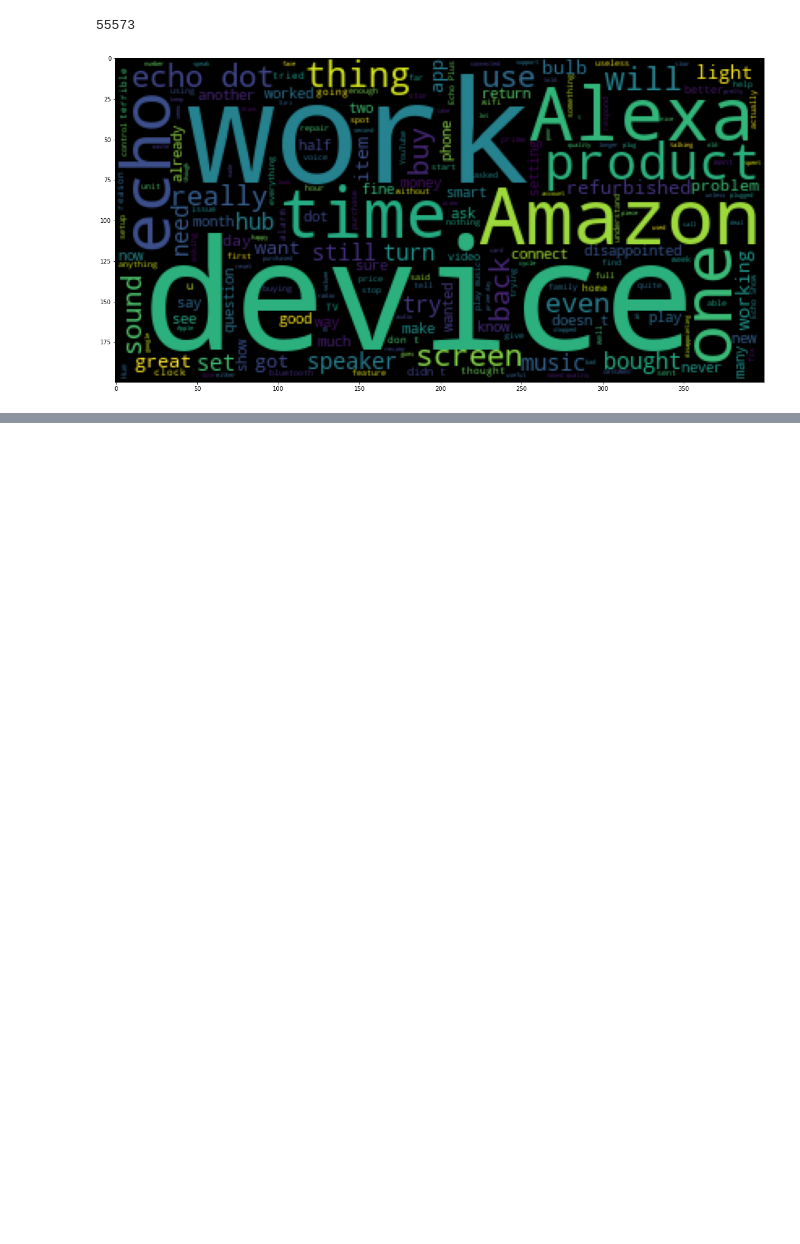
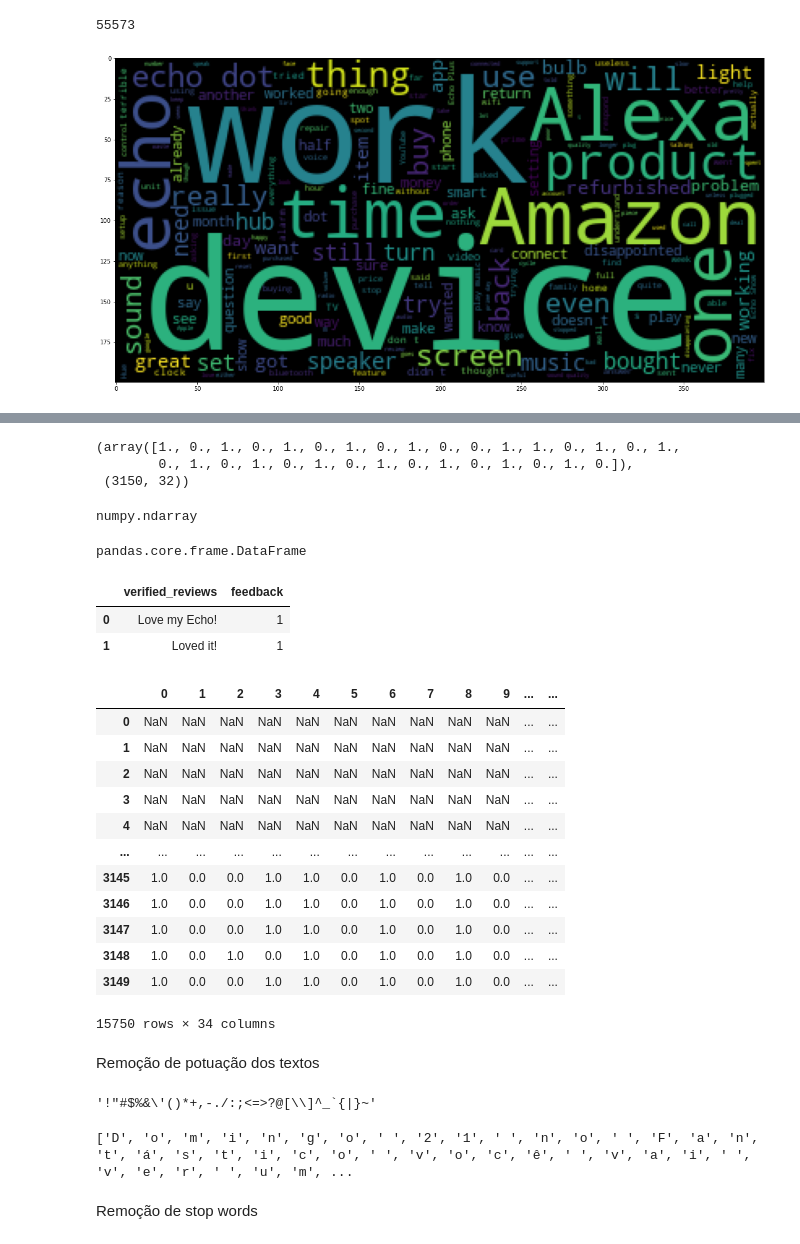
Before and after one commit to Rosivaldojesus/data_analysis, a Jupyter notebook: dp_relacoes-publicas/main.ipynb, the cells around one changed output, grey strips where cells are left out. Saved outputs shown, nothing was run; the diff lists cells and outputs as text; code cells hidden in the pictures; blank space fills up the shorter version.

```diff
--- a/dp_relacoes-publicas/main.ipynb
+++ b/dp_relacoes-publicas/main.ipynb
@@ -214,0 +249,3 @@ plt.imshow(WordCloud().generate(negative_sentences_as_one_string));
+# %%
+X_cat = reviews_df[['variation']]
+X_cat
@@ -214,0 +266,53 @@ plt.imshow(WordCloud().generate(negative_sentences_as_one_string));
+# %%
+from sklearn.preprocessing import OneHotEncoder
+
+onehotencoder = OneHotEncoder()
+X_cat = onehotencoder.fit_transform(X_cat).toarray()
+# %%
+X_cat[1], X_cat.shape
+# %% [output]
+(array([1., 0., 1., 0., 1., 0., 1., 0., 1., 0., 0., 1., 1., 0., 1., 0., 1.,
+        0., 1., 0., 1., 0., 1., 0., 1., 0., 1., 0., 1., 0., 1., 0.]),
+ (3150, 32))
+# %%
+type(X_cat)
+# %% [output]
+numpy.ndarray
+# %%
+X_cat = pd.DataFrame(X_cat)
+type(X_cat)
+# %% [output]
+pandas.core.frame.DataFrame
+# %%
+reviews_df.drop(['variation'], axis=1, inplace=True)
+# %%
+reviews_df.head(2)
+# %% [output]
+|  | verified_reviews | feedback |
+| 0 | Love my Echo! | 1 |
+| 1 | Loved it! | 1 |
+# %%
+reviews_df = pd.concat([reviews_df, X_cat])
+reviews_df
+# %% [output]
+|  | 0 | 1 | 2 | 3 | 4 | 5 | 6 | 7 | 8 | 9 | ... | ... |
+| 0 | NaN | NaN | NaN | NaN | NaN | NaN | NaN | NaN | NaN | NaN | ... | ... |
+| 1 | NaN | NaN | NaN | NaN | NaN | NaN | NaN | NaN | NaN | NaN | ... | ... |
+| 2 | NaN | NaN | NaN | NaN | NaN | NaN | NaN | NaN | NaN | NaN | ... | ... |
+| 3 | NaN | NaN | NaN | NaN | NaN | NaN | NaN | NaN | NaN | NaN | ... | ... |
+| 4 | NaN | NaN | NaN | NaN | NaN | NaN | NaN | NaN | NaN | NaN | ... | ... |
+| ... | ... | ... | ... | ... | ... | ... | ... | ... | ... | ... | ... | ... |
+| 3145 | 1.0 | 0.0 | 0.0 | 1.0 | 1.0 | 0.0 | 1.0 | 0.0 | 1.0 | 0.0 | ... | ... |
+| 3146 | 1.0 | 0.0 | 0.0 | 1.0 | 1.0 | 0.0 | 1.0 | 0.0 | 1.0 | 0.0 | ... | ... |
+| 3147 | 1.0 | 0.0 | 0.0 | 1.0 | 1.0 | 0.0 | 1.0 | 0.0 | 1.0 | 0.0 | ... | ... |
+| 3148 | 1.0 | 0.0 | 1.0 | 0.0 | 1.0 | 0.0 | 1.0 | 0.0 | 1.0 | 0.0 | ... | ... |
+| 3149 | 1.0 | 0.0 | 0.0 | 1.0 | 1.0 | 0.0 | 1.0 | 0.0 | 1.0 | 0.0 | ... | ... |
+15750 rows × 34 columns
+# %% [markdown]
+Remoção de potuação dos textos
+# %%
+import string
+
+string.punctuation
+# %% [output]
+'!"#$%&\'()*+,-./:;<=>?@[\\]^_`{|}~'
@@ -214,0 +325,8 @@ plt.imshow(WordCloud().generate(negative_sentences_as_one_string));
+# %%
+text_punc_removed = [char for char in text if char not in string.punctuation]
+
+print(text_punc_removed)
+# %% [output]
+['D', 'o', 'm', 'i', 'n', 'g', 'o', ' ', '2', '1', ' ', 'n', 'o', ' ', 'F', 'a', 'n', 't', 'á', 's', 't', 'i', 'c', 'o', ' ', 'v', 'o', 'c', 'ê', ' ', 'v', 'a', 'i', ' ', 'v', 'e', 'r', ' ', 'u', 'm', ...
+# %% [markdown]
+Remoção de stop words
```
Also changed, not shown: parts of 19 cells of this notebook.
